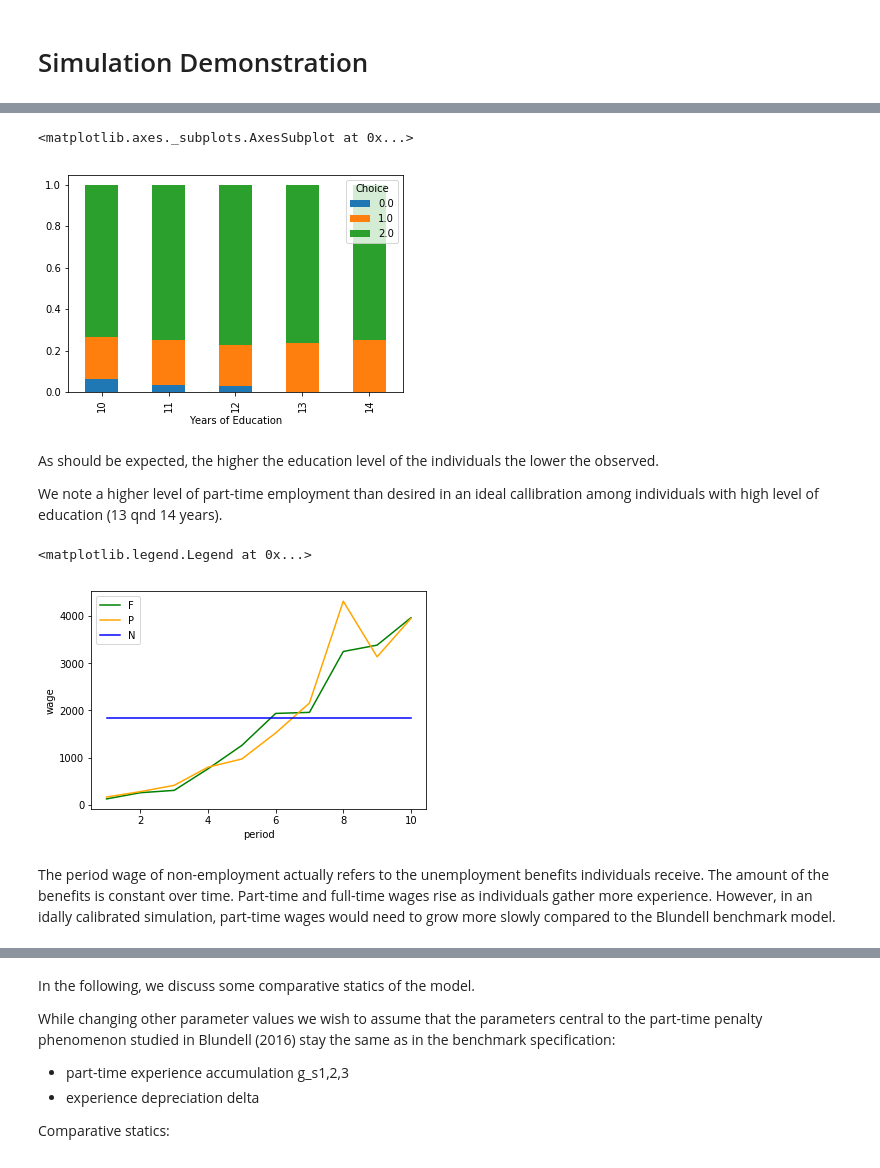
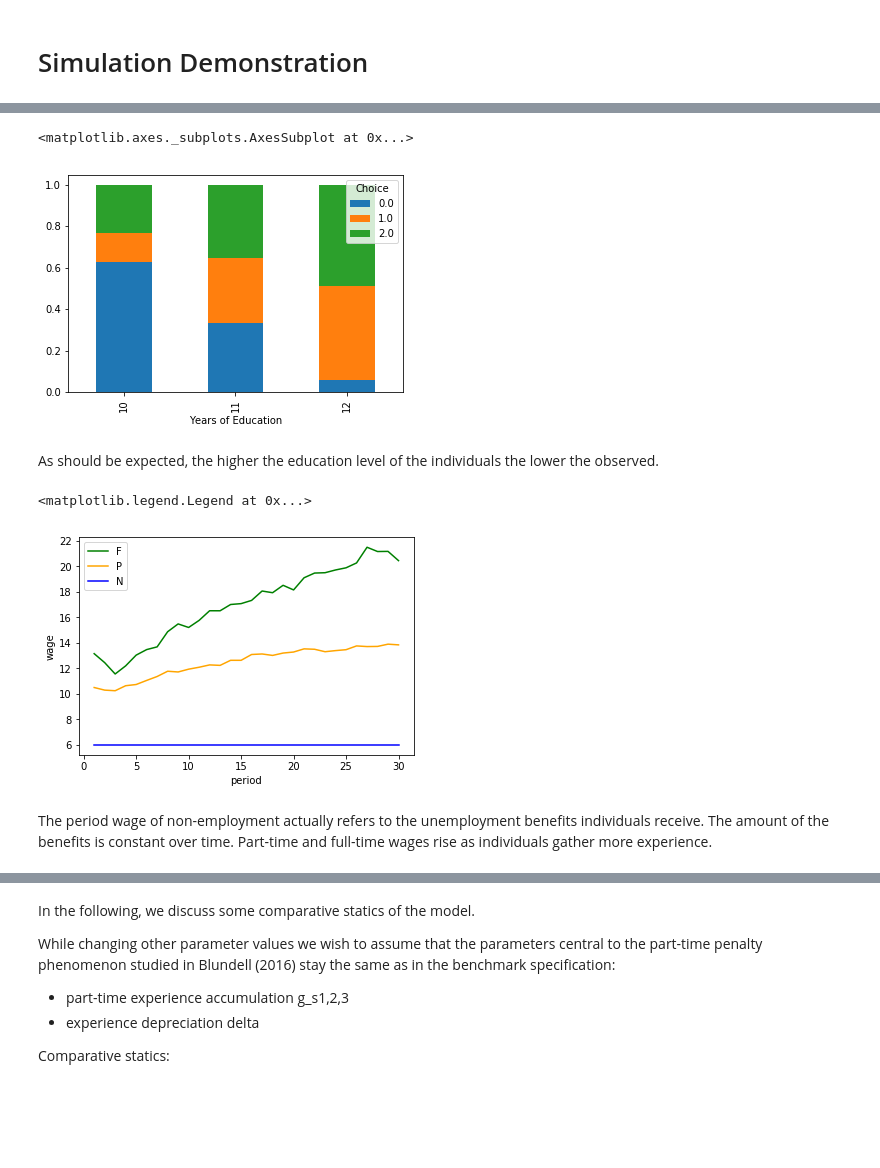
Before and after one commit to OpenSourceEconomics/soepy, a Jupyter notebook: doc/source/data_frame_sim_test_analysis.ipynb, the cells around one changed output, grey strips where cells are left out. Cells and saved outputs as stored; diff of their text form; code cells hidden in the pictures; blank space fills up the shorter version.

Commit message:
Updated simulation demonstration notebook in documentation.

```diff
--- a/doc/source/data_frame_sim_test_analysis.ipynb
+++ b/doc/source/data_frame_sim_test_analysis.ipynb
@@ -21 +22,3 @@ data_frame_baseline = pd.read_csv('toy_model_sim_benchmark.csv', sep = '\t')
+# %%
+data_frame_baseline = soepy.simulate('toy_model_init_file_01_1000.yml')
 # %%
@@ -42,5 +44,33 @@ data_frame_baseline
-# %%
-# Set period wage for non-employment equal to the benefits value set in the model spcification
-data_frame_baseline['Period Wage N'] = 1850
+# %%
+#Determine the observed wage given period choice
+def get_observed_wage (row):
+    if row['Choice'] == 2:
+        return row['Period Wage F']
+    elif row['Choice'] ==1:
+        return row['Period Wage P']
+    elif row['Choice'] ==0:
+        return row['Period Wage N']
+    else:
+        return np.nan
+
+# Add to data frame
+data_frame_baseline['Wage Observed'] = data_frame_baseline.apply(
+    lambda row: get_observed_wage (row),axis=1
+)
+
+# Determine the education level
+def get_educ_level(row):
+    if row["Years of Education"] >= 10 and row["Years of Education"] < 12:
+        return 0
+    elif row["Years of Education"] >= 12 and row["Years of Education"] < 16:
+        return 1
+    elif row["Years of Education"] >= 16:
+        return 2
+    else:
+        return np.nan
+
+data_frame_baseline["Educ Level"] = data_frame_baseline.apply(
+    lambda row: get_educ_level(row), axis=1
+)
 # %% [markdown]
 Descriptive statistics to look at:
@@ -76,35 +102,33 @@ For a perfect calibration, full-time employment should stay roughly constant, wh
 data_frame_baseline.groupby(['Years of Education'])['Choice'].value_counts(normalize=True).unstack().plot(kind = 'bar', stacked = True)
 # %% [output]
 <matplotlib.axes._subplots.AxesSubplot at 0x...>
-[figure, old version]
+[figure, new version]
 # %% [markdown]
 As should be expected, the higher the education level of the individuals the lower the observed.
-
-We note a higher level of part-time employment than desired in an ideal callibration among individuals with high level of education (13 qnd 14 years).
 # %%
 # Average wage for each period and choice
 fig,ax = plt.subplots()
 
 # Generate x axes values
-period = [1,2,3,4,5,6,7,8,9,10]
+period = np.arange(1,31)
 
 # Generate plot lines
 ax.plot(period,
         data_frame_baseline[data_frame_baseline['Choice'] == 2].groupby(['Period'])['Period Wage F'].mean(),
         color='green', label = 'F')
 ax.plot(period,
         data_frame_baseline[data_frame_baseline['Choice'] == 1].groupby(['Period'])['Period Wage P'].mean(),
         color='orange', label = 'P')
 ax.plot(period,
         data_frame_baseline[data_frame_baseline['Choice'] == 0].groupby(['Period'])['Period Wage N'].mean(),
         color='blue', label = 'N')
 
 # Plot settings
 ax.set_xlabel("period")
 ax.set_ylabel("wage")
 ax.legend(loc='best')
 # %% [output]
 <matplotlib.legend.Legend at 0x...>
-[figure, old version]
+[figure, new version]
 # %% [markdown]
-The period wage of non-employment actually refers to the unemployment benefits individuals receive. The amount of the benefits is constant over time. Part-time and full-time wages rise as individuals gather more experience. However, in an idally calibrated simulation, part-time wages would need to grow more slowly compared to the Blundell benchmark model.
+The period wage of non-employment actually refers to the unemployment benefits individuals receive. The amount of the benefits is constant over time. Part-time and full-time wages rise as individuals gather more experience.
```
Also changed, not shown: parts of 19 cells of this notebook.
